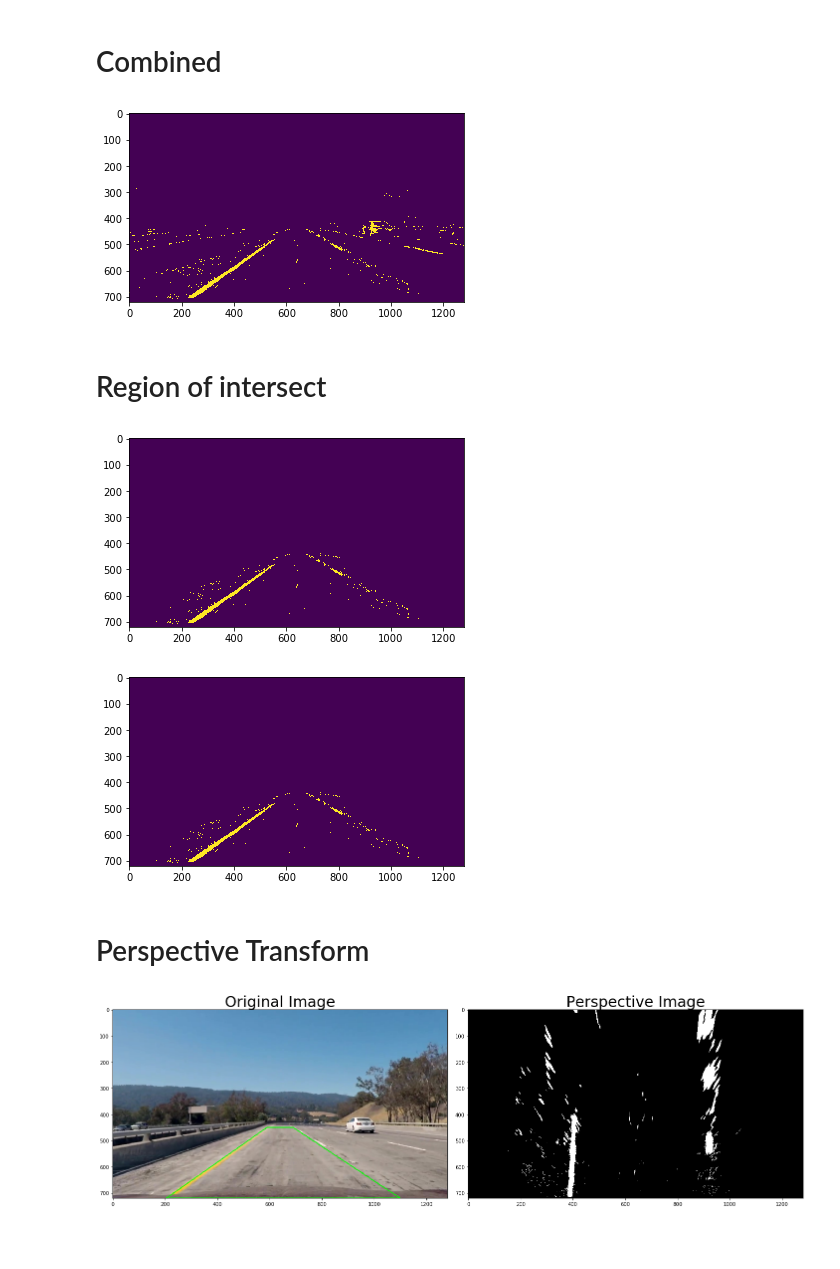
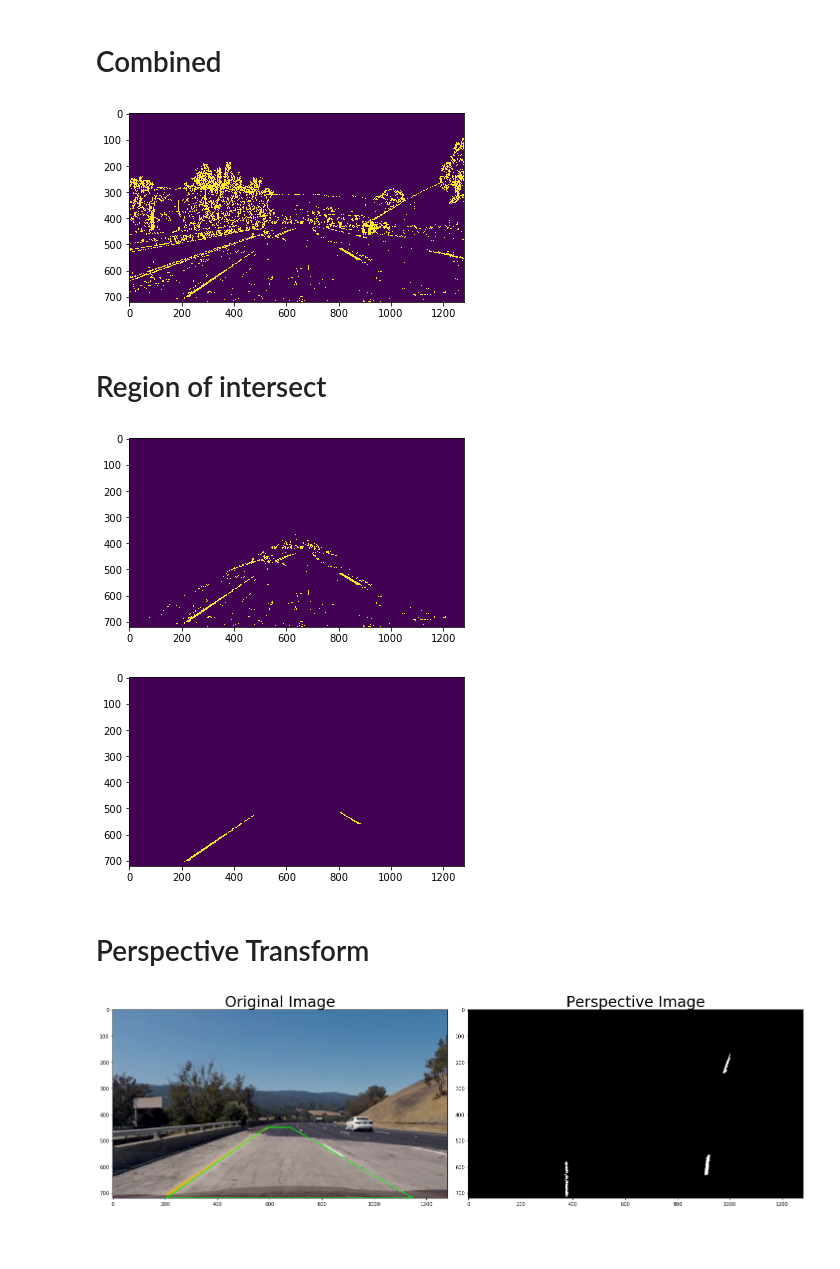
Before and after one commit to kirilcvetkov92/Advanced-Lane-Detection, a Jupyter notebook: Notebook.ipynb, the cells around one changed output. Saved outputs shown, nothing was run; the diff lists cells and outputs as text; code cells hidden in the pictures.

```diff
--- a/Notebook.ipynb
+++ b/Notebook.ipynb
@@ -24,7 +24,7 @@ for fname in fnames :
 # %% [markdown]
 # Undistort
 # %%
-img = mpimg.imread('Project_video_Moment.jpg')
+img = mpimg.imread('Project_video_Moment4.jpg')
 height, width  = img.shape[0], img.shape[1]
 undistorted, dist, mtx = cal_undistort(img, obj_points_list, img_points_list)
 
@@ -73,0 +85,10 @@ plt.show()
+# %%
+
+
+
+img = np.copy(undistorted)
+yuv = np.zeros((height,width), dtype = np.uint8)
+yuv_condition = yuv_filter(img)
+yuv[yuv_condition] = 1
+plt.imshow(yuv)
+plt.show()
@@ -73,0 +99,11 @@ plt.show()
+# %%
+
+
+
+
+img = np.copy(undistorted)
+hsv = np.zeros((height,width), dtype = np.uint8)
+hsv_condition = hsv_filter(img)
+hsv[hsv_condition] = 1
+plt.imshow(hsv)
+plt.show()
@@ -76,11 +114,11 @@ plt.show()
 # %%
 # Combine the two binary thresholds
 combined_binary = np.zeros((height,width), dtype = np.uint8)
-combined_binary[(r_g_condition ) & (s_binary_condition | combined_condition) ] = 1
+combined_binary[(r_g_condition | yuv_condition  | s_binary_condition | hsv_condition) | (combined_condition)] = 1
 plt.imshow(combined_binary)
 plt.show()
 # %% [output]
-[figure, old version]
+[figure, new version]
 # %% [markdown]
 # Region of intersect
 # %%
@@ -94,14 +132,14 @@ thresholded = cv2.bitwise_and(combined_binary, mask)
 plt.imshow(thresholded)
 plt.show()
 # %% [output]
-[figure, old version]
+[figure, new version]
 # %%
 from utils import filter_image
 filtered_image = filter_image(undistorted.copy())
 plt.imshow(filtered_image)
 plt.show()
 # %% [output]
-[figure, old version]
+[figure, new version]
 # %% [markdown]
 # Perspective Transform
 # %%
@@ -116,7 +154,7 @@ ax2.imshow(warped, cmap='gray')
 ax2.set_title('Perspective Image', fontsize=30)
 plt.show()
 # %% [output]
-[figure, old version]
+[figure, new version]
 # %% [markdown]
 ####
 # %%
```
Also changed, not shown: parts of 17 cells of this notebook, 1 other file.
